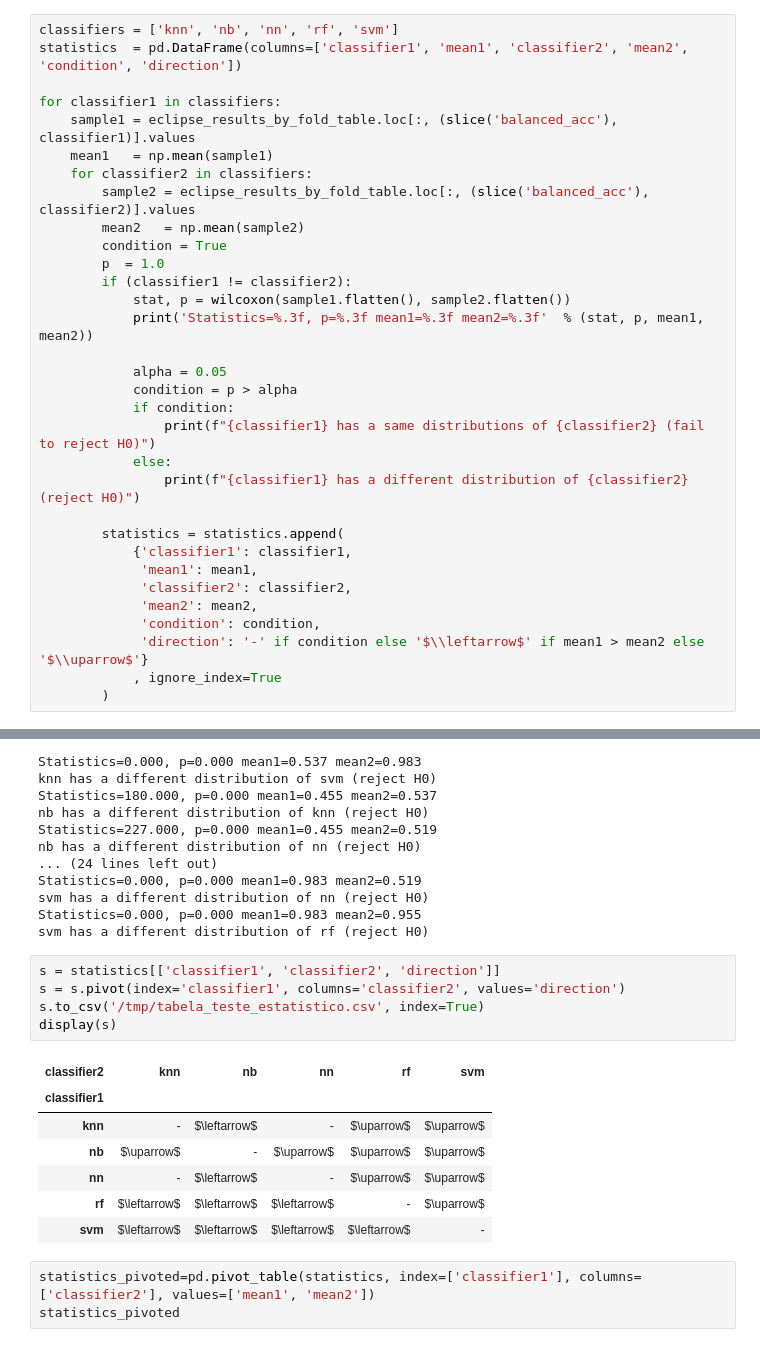
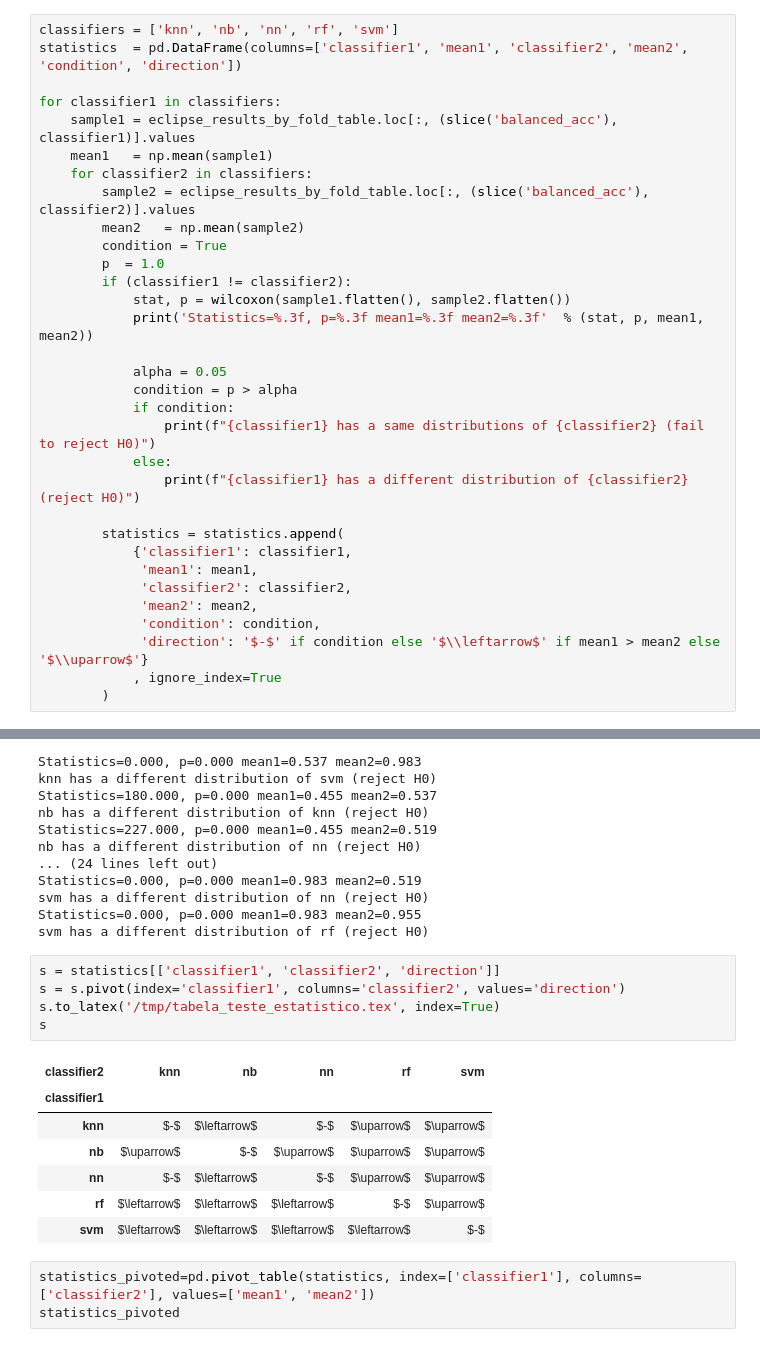
Before and after one commit to gomesluiz/long-lived-bug-predictor, a Jupyter notebook: notebooks/20200831_long_lived_prediction_rq4_data_analysis.ipynb, the cells around one changed output, grey strips where cells are left out. Saved outputs shown, nothing was run; the diff lists cells and outputs as text.

```diff
--- a/notebooks/20200831_long_lived_prediction_rq4_data_analysis.ipynb
+++ b/notebooks/20200831_long_lived_prediction_rq4_data_analysis.ipynb
@@ -145,7 +158,7 @@ for classifier1 in classifiers:
              'classifier2': classifier2,
              'mean2': mean2,
              'condition': condition,
-             'direction': '-' if condition else '$\\leftarrow$' if mean1 > mean2 else '$\\uparrow$'}
+             'direction': '$-$' if condition else '$\\leftarrow$' if mean1 > mean2 else '$\\uparrow$'}
             , ignore_index=True
         )
 # %% [output]
@@ -169,16 +182,16 @@ svm has a different distribution of rf (reject H0)
 # %%
 s = statistics[['classifier1', 'classifier2', 'direction']]
 s = s.pivot(index='classifier1', columns='classifier2', values='direction')
-s.to_csv('/tmp/tabela_teste_estatistico.csv', index=True)
-display(s)
+s.to_latex('/tmp/tabela_teste_estatistico.tex', index=True)
+s
 # %% [output]
 | classifier2 | knn | nb | nn | rf | svm |
 | classifier1 |  |  |  |  |  |
-| knn | - | $\leftarrow$ | - | $\uparrow$ | $\uparrow$ |
-| nb | $\uparrow$ | - | $\uparrow$ | $\uparrow$ | $\uparrow$ |
-| nn | - | $\leftarrow$ | - | $\uparrow$ | $\uparrow$ |
-| rf | $\leftarrow$ | $\leftarrow$ | $\leftarrow$ | - | $\uparrow$ |
-| svm | $\leftarrow$ | $\leftarrow$ | $\leftarrow$ | $\leftarrow$ | - |
+| knn | $-$ | $\leftarrow$ | $-$ | $\uparrow$ | $\uparrow$ |
+| nb | $\uparrow$ | $-$ | $\uparrow$ | $\uparrow$ | $\uparrow$ |
+| nn | $-$ | $\leftarrow$ | $-$ | $\uparrow$ | $\uparrow$ |
+| rf | $\leftarrow$ | $\leftarrow$ | $\leftarrow$ | $-$ | $\uparrow$ |
+| svm | $\leftarrow$ | $\leftarrow$ | $\leftarrow$ | $\leftarrow$ | $-$ |
 # %%
 statistics_pivoted=pd.pivot_table(statistics, index=['classifier1'], columns=['classifier2'], values=['mean1', 'mean2'])
 statistics_pivoted
```
Also changed, not shown: parts of 2 cells of this notebook, 14 other files.
